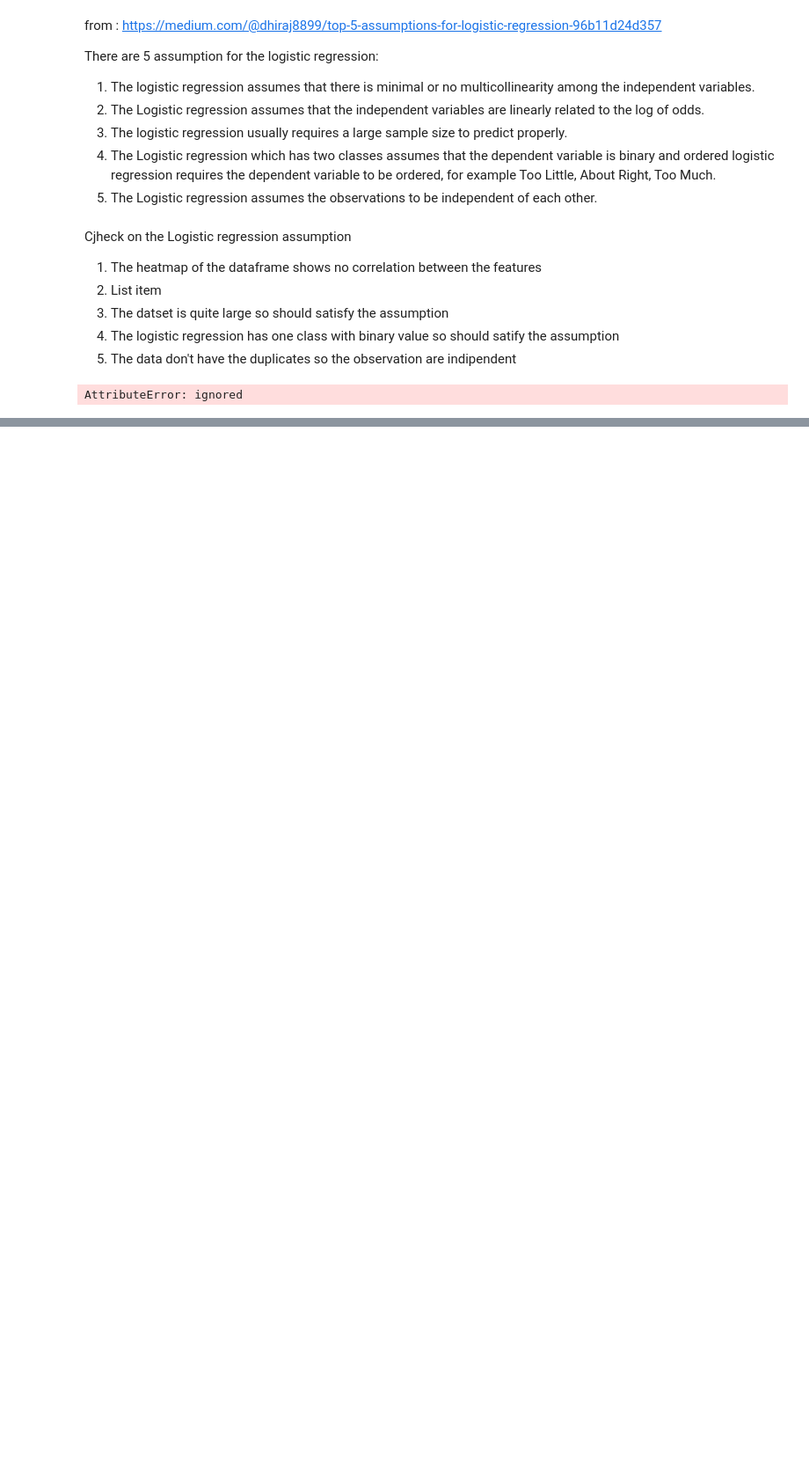
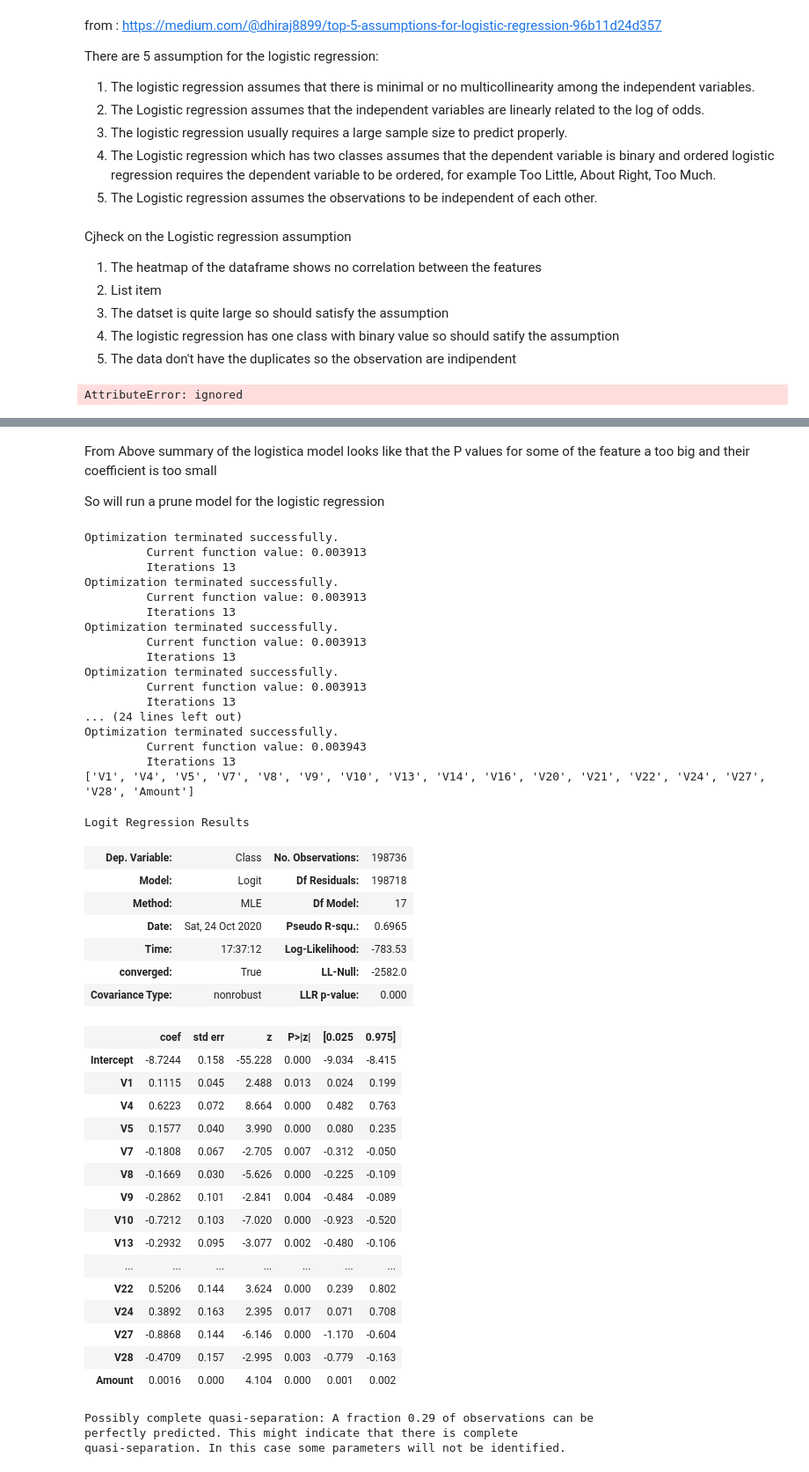
Before and after one commit to kamuma03/Fraud-Detection-Project, a Jupyter notebook: Data Analysis.ipynb, the cells around one changed output, grey strips where cells are left out. Shown: that part at 88% size. Drawn from its saved outputs; the diff is of its cells as text; code cells hidden in the pictures; blank space fills up the shorter version.

Commit message:
Pruning of the features logistic regression

```diff
--- a/Data Analysis.ipynb
+++ b/Data Analysis.ipynb
@@ -888,0 +919,4 @@ AttributeError: ignored
+# %% [markdown]
+From Above summary of the logistica model looks like that the P values for some of the feature a too big and their coefficient is too small
+
+So will run a prune model for the logistic regression
@@ -888,0 +977,49 @@ AttributeError: ignored
+# %%
+model_with_pruned_df, columns_with_correlation_LR = prune_models_logit(cc_train_df, "Class")
+print(columns_with_correlation_LR)
+model_with_pruned_df.summary()
+# %% [output]
+Optimization terminated successfully.
+         Current function value: 0.003913
+         Iterations 13
+Optimization terminated successfully.
+         Current function value: 0.003913
+         Iterations 13
+Optimization terminated successfully.
+         Current function value: 0.003913
+         Iterations 13
+Optimization terminated successfully.
+         Current function value: 0.003913
+         Iterations 13
+... (24 lines left out)
+Optimization terminated successfully.
+         Current function value: 0.003943
+         Iterations 13
+['V1', 'V4', 'V5', 'V7', 'V8', 'V9', 'V10', 'V13', 'V14', 'V16', 'V20', 'V21', 'V22', 'V24', 'V27', 'V28', 'Amount']
+Logit Regression Results
+| Dep. Variable: | Class | No. Observations: | 198736 |
+| Model: | Logit | Df Residuals: | 198718 |
+| Method: | MLE | Df Model: | 17 |
+| Date: | Sat, 24 Oct 2020 | Pseudo R-squ.: | 0.6965 |
+| Time: | 17:37:12 | Log-Likelihood: | -783.53 |
+| converged: | True | LL-Null: | -2582.0 |
+| Covariance Type: | nonrobust | LLR p-value: | 0.000 |
+|  | coef | std err | z | P>|z| | [0.025 | 0.975] |
+| Intercept | -8.7244 | 0.158 | -55.228 | 0.000 | -9.034 | -8.415 |
+| V1 | 0.1115 | 0.045 | 2.488 | 0.013 | 0.024 | 0.199 |
+| V4 | 0.6223 | 0.072 | 8.664 | 0.000 | 0.482 | 0.763 |
+| V5 | 0.1577 | 0.040 | 3.990 | 0.000 | 0.080 | 0.235 |
+| V7 | -0.1808 | 0.067 | -2.705 | 0.007 | -0.312 | -0.050 |
+| V8 | -0.1669 | 0.030 | -5.626 | 0.000 | -0.225 | -0.109 |
+| V9 | -0.2862 | 0.101 | -2.841 | 0.004 | -0.484 | -0.089 |
+| V10 | -0.7212 | 0.103 | -7.020 | 0.000 | -0.923 | -0.520 |
+| V13 | -0.2932 | 0.095 | -3.077 | 0.002 | -0.480 | -0.106 |
+| ... | ... | ... | ... | ... | ... | ... |
+| V22 | 0.5206 | 0.144 | 3.624 | 0.000 | 0.239 | 0.802 |
+| V24 | 0.3892 | 0.163 | 2.395 | 0.017 | 0.071 | 0.708 |
+| V27 | -0.8868 | 0.144 | -6.146 | 0.000 | -1.170 | -0.604 |
+| V28 | -0.4709 | 0.157 | -2.995 | 0.003 | -0.779 | -0.163 |
+| Amount | 0.0016 | 0.000 | 4.104 | 0.000 | 0.001 | 0.002 |
+Possibly complete quasi-separation: A fraction 0.29 of observations can be
+perfectly predicted. This might indicate that there is complete
+quasi-separation. In this case some parameters will not be identified.
```
Also changed, not shown: parts of 4 cells of this notebook.
